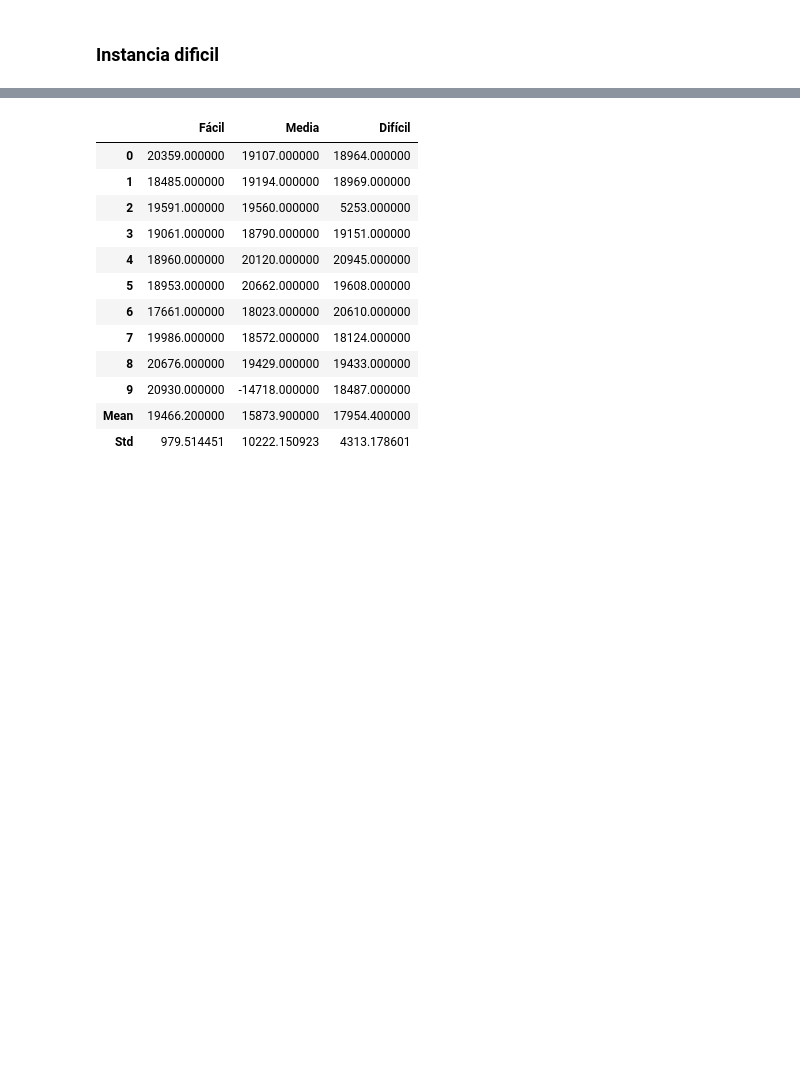
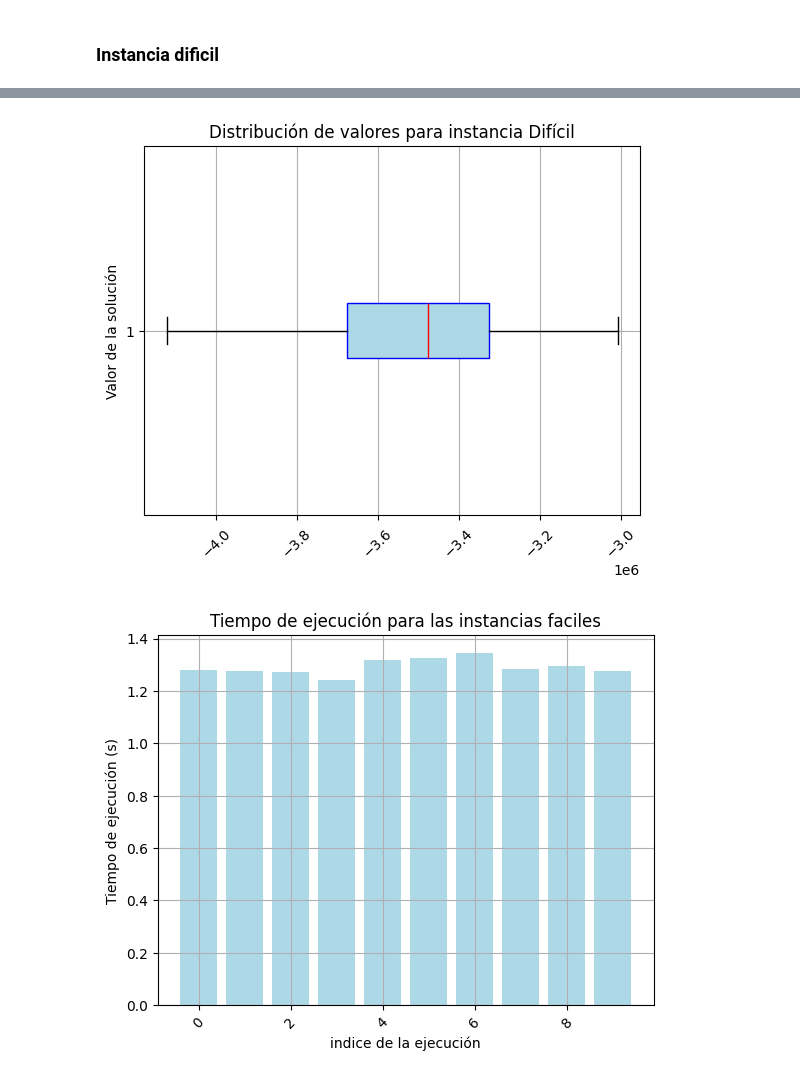
Before and after one commit to Doctorjellybeans/Optimizaci-n-de-MKP-con-SHO, a Jupyter notebook: Optimizacion_mkp_sho.ipynb, the cells around one changed output, grey strips where cells are left out. Cells and saved outputs as stored; diff of their text form; code cells hidden in the pictures; blank space fills up the shorter version.

```diff
--- a/Optimizacion_mkp_sho.ipynb
+++ b/Optimizacion_mkp_sho.ipynb
@@ -262,39 +370,22 @@ Factible: False
 # %%
-instancias_txt = {
-    'Fácil': 'Instancias/mknapcb1.txt',
-    'Media': 'Instancias/mknapcb1.txt',
-    'Difícil': 'Instancias/mknapcb1.txt',
-}
+valores_hienas_dificiles = df_dificiles.loc[20,"Valores de las presas"]
 
-n_runs = 10
-results = {nombre: [] for nombre in instancias_txt}
-feasibility = {nombre: [] for nombre in instancias_txt}
-
-for nombre, archivo in instancias_txt.items():
-    n_items, n_dims, valores, pesos, capacidades = leer_instancia_mkp(archivo)
-    for _ in range(n_runs):
-        mejor_bin, mejor_valor, factible = sho_binario(valores, pesos, capacidades, n_hienas=30, max_iter=100)
-        results[nombre].append(mejor_valor)
-        feasibility[nombre].append(int(factible))
-
-df_values = pd.DataFrame(results)
-#df_feasibility = pd.DataFrame(feasibility)
-df_values.loc['Mean'] = df_values.mean()
-df_values.loc['Std'] = df_values.std()
+plt.boxplot(valores_hienas_dificiles, vert=False, patch_artist=True, boxprops=dict(facecolor='lightblue', color='blue'), medianprops=dict(color='red'))
+plt.title('Distribución de valores para instancia Difícil')
+plt.ylabel('Valor de la solución')
+plt.xticks(rotation=45)
+plt.grid(True)
+plt.show()
+# %% [output]
+[figure, added]
 # %%
-df_values
+plt.bar(df_faciles.index, df_faciles["Tiempo de ejecución"], label='Fácil', color='lightblue')
+plt.title('Tiempo de ejecución para las instancias faciles')
+plt.ylabel('Tiempo de ejecución (s)')
+plt.xlabel('indice de la ejecución')
+plt.xticks(rotation=45)
+plt.grid(True)
+plt.show()
 # %% [output]
-|  | Fácil | Media | Difícil |
-| 0 | 20359.000000 | 19107.000000 | 18964.000000 |
-| 1 | 18485.000000 | 19194.000000 | 18969.000000 |
-| 2 | 19591.000000 | 19560.000000 | 5253.000000 |
-| 3 | 19061.000000 | 18790.000000 | 19151.000000 |
-| 4 | 18960.000000 | 20120.000000 | 20945.000000 |
-| 5 | 18953.000000 | 20662.000000 | 19608.000000 |
-| 6 | 17661.000000 | 18023.000000 | 20610.000000 |
-| 7 | 19986.000000 | 18572.000000 | 18124.000000 |
-| 8 | 20676.000000 | 19429.000000 | 19433.000000 |
-| 9 | 20930.000000 | -14718.000000 | 18487.000000 |
-| Mean | 19466.200000 | 15873.900000 | 17954.400000 |
-| Std | 979.514451 | 10222.150923 | 4313.178601 |
+[figure, added]
 # %%
```
Also changed, not shown: parts of 13 cells of this notebook.
